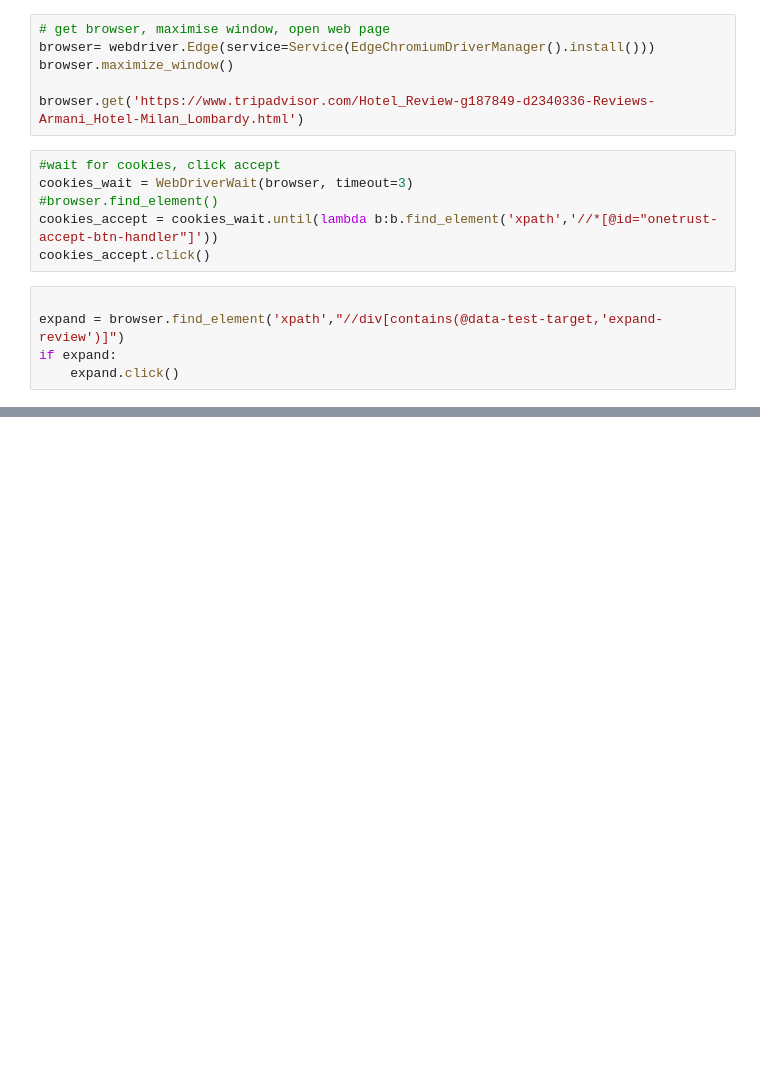
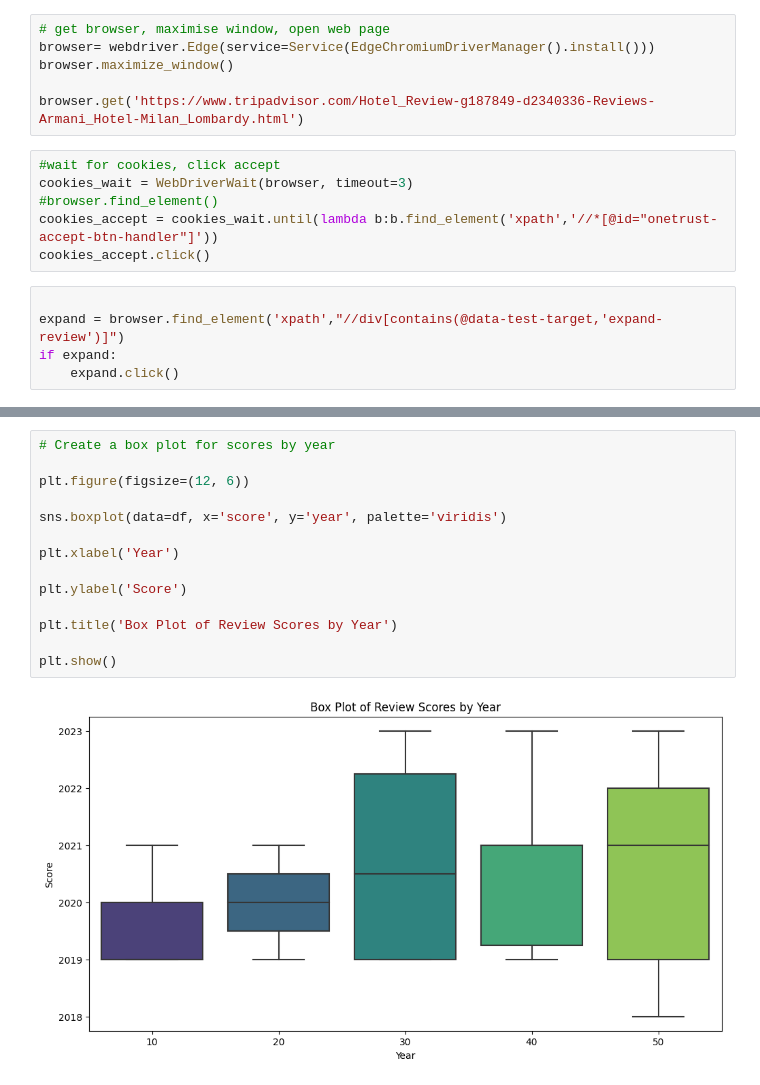
Before and after one commit to biri87/PrimaRepository, a Jupyter notebook: lavoro con link tripadvisor.ipynb, the cells around one changed output, grey strips where cells are left out. Cells and saved outputs as stored; diff of their text form; blank space fills up the shorter version.

```diff
--- a/lavoro con link tripadvisor.ipynb
+++ b/lavoro con link tripadvisor.ipynb
@@ -70,0 +132,16 @@ Stacktrace:
+# %%
+# Create a box plot for scores by year
+
+plt.figure(figsize=(12, 6))
+
+sns.boxplot(data=df, x='score', y='year', palette='viridis')
+
+plt.xlabel('Year')
+
+plt.ylabel('Score')
+
+plt.title('Box Plot of Review Scores by Year')
+
+plt.show()
+# %% [output]
+[figure, added]
```
Also changed, not shown: parts of 10 cells of this notebook.
